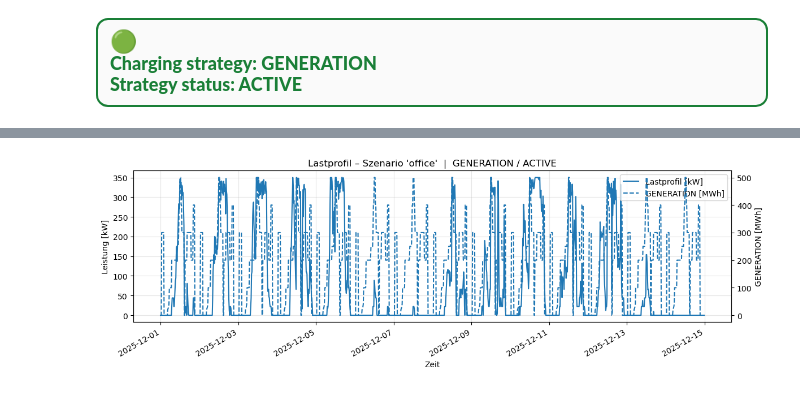
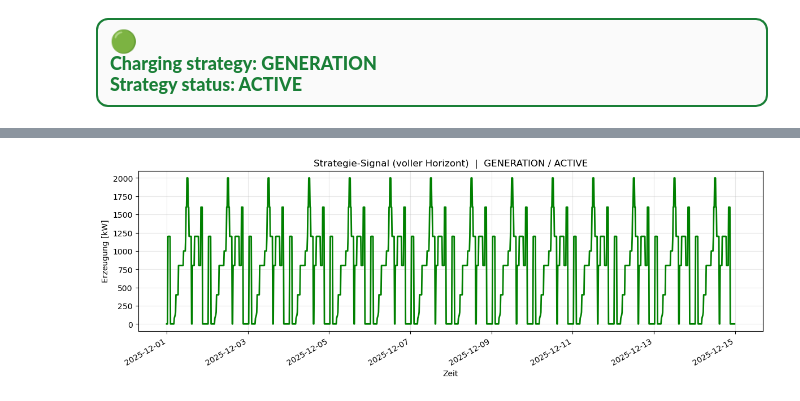
Before and after one commit to AndreG-16/SimLIS, a Jupyter notebook: Notebooks/run_simulation.ipynb, the cells around one changed output, grey strips where cells are left out. Cells and saved outputs as stored; diff of their text form; code cells hidden in the pictures.

```diff
--- a/Notebooks/run_simulation.ipynb
+++ b/Notebooks/run_simulation.ipynb
@@ -7,10 +7,7 @@ import warnings
 from collections import Counter, defaultdict
 from datetime import datetime, timedelta, date
 
-# ✅ Warnungen im Notebook immer anzeigen
 warnings.simplefilter("always", UserWarning)
-
-# ✅ HTML-Ausgabe für farbiges Status-Badge
 from IPython.display import display, HTML
 
 
@@ -19,10 +16,6 @@ from IPython.display import display, HTML
 # =============================================================================
 
 def show_strategy_status_html(charging_strategy: str, strategy_status: str) -> None:
-    """
-    Farbiges Status-Badge im Notebook.
-    Emojis sind nur hier erlaubt (HTML), damit Matplotlib keine Glyph-Warnungen wirft.
-    """
     status = (strategy_status or "IMMEDIATE").upper()
     strat = (charging_strategy or "immediate").upper()
 
@@ -59,7 +52,6 @@ def show_strategy_status_html(charging_strategy: str, strategy_status: str) -> N
 
 
 def decorate_title_with_status(base_title: str, charging_strategy: str, strategy_status: str) -> str:
-    """Plot-Titel ohne Emojis (Matplotlib-safe)."""
     status = (strategy_status or "IMMEDIATE").upper()
     strat = (charging_strategy or "immediate").upper()
     return f"{base_title}  |  {strat} / {status}"
@@ -76,7 +68,7 @@ if project_root not in sys.path:
 from model.simulation import (
     load_scenario,
     simulate_load_profile,
-    build_strategy_signal_series,   # ✅ neu aus simulation.py
+    build_strategy_signal_series,   # ✅ aus simulation.py
 )
 
 
@@ -98,7 +90,6 @@ except ValueError as e:
     timestamps = load_kw = sessions = charging_counts = holiday_dates = None
     charging_strategy = strategy_status = None
 
-# ✅ Badge oben
 if charging_strategy is not None and strategy_status is not None:
     show_strategy_status_html(charging_strategy, strategy_status)
     print(f"Charging strategy: {charging_strategy.upper()}")
@@ -126,7 +117,7 @@ if timestamps is not None and charging_strategy is not None:
 
 
 # =============================================================================
-# 3) Kontrollen: Standorttyp, Zeitbereich und Simulationshorizont
+# 3) Kontrollen
 # =============================================================================
 
 if timestamps is not None:
@@ -224,7 +215,7 @@ if sessions is not None:
 
 
 # =============================================================================
-# 9) Kern: Durchschnitts-Histogramm pro Tagtyp (Ø pro Tag, inkl. 0-Sessions-Tage)
+# 9) Histogramm-Helfer
 # =============================================================================
 
 def average_hist_per_daytype_calendar(
@@ -275,11 +266,11 @@ def plot_avg_hist_overlay(avg_counts_by_type, bin_edges, xlabel, base_title, cha
 
 
 # =============================================================================
-# 10) Ankunftszeiten: 0..24h, 30-Min-Bins
+# 10) Ankunftszeiten
 # =============================================================================
 
 if timestamps is not None and sessions is not None:
-    arrival_bin_edges = np.linspace(0, 24, 49)  # 48 bins à 0.5h
+    arrival_bin_edges = np.linspace(0, 24, 49)
 
     avg_arrival = average_hist_per_daytype_calendar(
         daytype_to_days=days_by_type_calendar,
@@ -301,7 +292,7 @@ if timestamps is not None and sessions is not None:
 
 
 # =============================================================================
-# 11) Standzeiten: datengetriebene Obergrenze (p99), Stunden
+# 11) Standzeiten
 # =============================================================================
 
 if timestamps is not None and sessions is not None:
@@ -328,7 +319,7 @@ if timestamps is not None and sessions is not None:
 
 
 # =============================================================================
-# 12) SoC bei Ankunft: 0..1
+# 12) SoC bei Ankunft
 # =============================================================================
 
 if timestamps is not None and sessions is not None:
@@ -352,7 +343,7 @@ if timestamps is not None and sessions is not None:
 
 
 # =============================================================================
-# 13) Geladene Energie: datengetriebene Obergrenze (p99), kWh
+# 13) Geladene Energie
 # =============================================================================
 
 if timestamps is not None and sessions is not None:
@@ -379,7 +370,7 @@ if timestamps is not None and sessions is not None:
 
 
 # =============================================================================
-# 14) Auswertung: welche Fahrzeuge wurden wie oft geladen?
+# 14) Fahrzeugzählung
 # =============================================================================
 
 if sessions is not None:
@@ -401,58 +392,23 @@ if sessions is not None:
 
 
 # =============================================================================
-# 15) Strategy-Only Plot (tagesweise Entwicklung, x = Tage)
+# 15) Strategy-Only Plot (wie Lastprofil: volle Zeitreihe, nicht Tagesmittel)
 # =============================================================================
 
-def daily_aggregate_from_timeseries(timestamps: list[datetime], series: np.ndarray, agg: str = "mean"):
-    """
-    Aggregiert eine aligned Zeitreihe (len == len(timestamps)) auf Tageswerte.
-    agg: "mean" | "median" | "min" | "max"
-    """
-    if series is None or len(series) == 0:
-        return None, None
-
-    by_day = defaultdict(list)
-    for ts, v in zip(timestamps, series):
-        if np.isnan(v):
-            continue
-        by_day[ts.date()].append(float(v))
-
-    if not by_day:
-        return None, None
-
-    days_sorted = sorted(by_day.keys())
-    vals = []
-    for d in days_sorted:
-        arr = np.array(by_day[d], dtype=float)
-        if agg == "median":
-            vals.append(float(np.median(arr)))
-        elif agg == "min":
-            vals.append(float(np.min(arr)))
-        elif agg == "max":
-            vals.append(float(np.max(arr)))
-        else:
-            vals.append(float(np.mean(arr)))
-
-    return days_sorted, np.array(vals, dtype=float)
-
-
 if timestamps is not None and strategy_series is not None and strategy_ylabel is not None:
-    days, daily_vals = daily_aggregate_from_timeseries(timestamps, strategy_series, agg="mean")
-
-    if days is not None:
-        plt.figure(figsize=(12, 4))
-        plt.plot(days, daily_vals, linestyle="--", color="green", linewidth=2)
-        plt.xlabel("Tage")
-        plt.ylabel(strategy_ylabel)
-        plt.title(decorate_title_with_status("Strategie-Signal – Tagesmittel (Strategy-Only)", charging_strategy, strategy_status))
-        plt.grid(True, alpha=0.3)
-        plt.tight_layout()
-        plt.show()
+    plt.figure(figsize=(12, 4))
+    plt.plot(timestamps, strategy_series, color="green", linewidth=2)
+    plt.xlabel("Zeit")
+    plt.ylabel(strategy_ylabel)
+    plt.title(decorate_title_with_status("Strategie-Signal (voller Horizont)", charging_strategy, strategy_status))
+    plt.grid(True, alpha=0.3)
+    plt.tight_layout()
+    plt.gcf().autofmt_xdate()
+    plt.show()
 
 
 # =============================================================================
-# 16) Lastprofil + Strategie-Signal integriert (2. Achse, Signal gestrichelt & grün)
+# 16) Lastprofil + Strategie integriert (2. Achse, Strategie: grün, NICHT gestrichelt)
 # =============================================================================
 
 def plot_load_with_strategy(
@@ -483,15 +439,13 @@ def plot_load_with_strategy(
     handles = []
     labels = []
 
-    # Lastprofil legend
     handles += l1
     labels += ["Lastprofil [kW]"]
 
-    # Strategie-Signal auf 2. Achse, gestrichelt & grün
     if strategy_series is not None and strategy_ylabel is not None:
         y_sig = strategy_series[start_idx:end_idx]
         ax2 = ax1.twinx()
-        l2 = ax2.plot(x, y_sig, linestyle="--", color="green", linewidth=2, label=strategy_ylabel)
+        l2 = ax2.plot(x, y_sig, color="green", linewidth=2, label=strategy_ylabel)  # ✅ nur grün
         ax2.set_ylabel(strategy_ylabel)
 
         handles += l2
@@ -506,7 +460,7 @@ def plot_load_with_strategy(
 
 
 # =============================================================================
-# 17) Lastprofil (gesamt) + Strategie (gestrichelt, grün)
+# 17) Lastprofil (gesamt) + Strategie (grün)
 # =============================================================================
 
 if timestamps is not None:
@@ -522,7 +476,7 @@ if timestamps is not None:
 
 
 # =============================================================================
-# 18) Lastprofil (1 Tag Zoom) + Strategie (gestrichelt, grün)
+# 18) Lastprofil (1 Tag Zoom) + Strategie (grün)
 # =============================================================================
 
 if timestamps is not None:
@@ -567 +521 @@ Fahrzeug: Astra Sport Tourer, Ankunft: 2025-12-01 07:35:44.180483, Abfahrt: 2025
-[figure, old version]
+[figure, new version]
```
Also changed, not shown: parts of 1 cell of this notebook.
